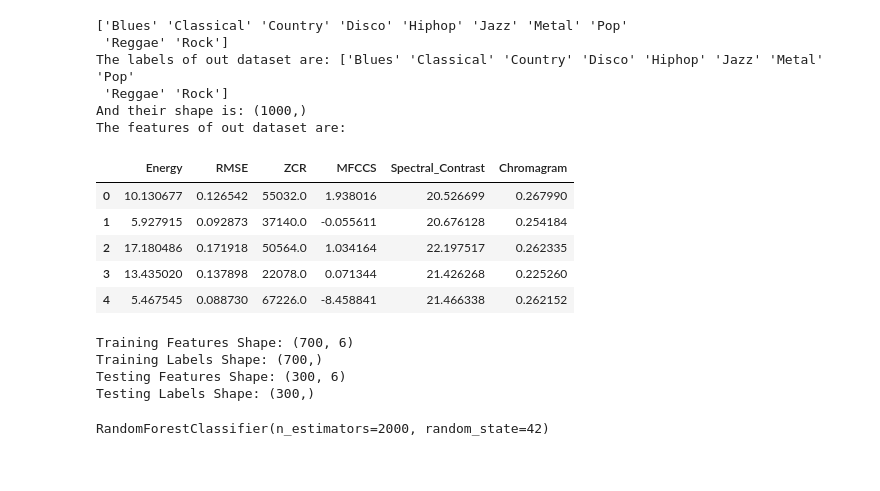
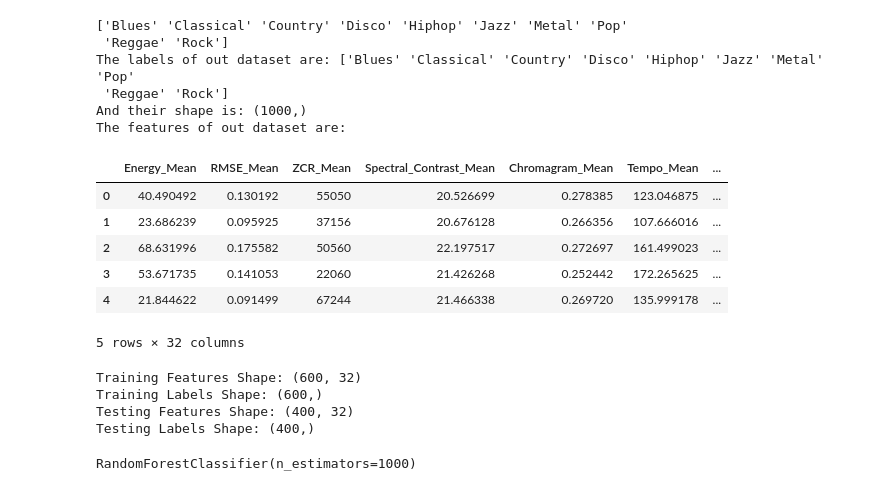
Before and after one commit to acarrill/TFGNotebooks, a Jupyter notebook: ClassificationTree.ipynb, the cells around one changed output. Saved outputs shown, nothing was run; the diff lists cells and outputs as text; code cells hidden in the pictures.

```diff
--- a/ClassificationTree.ipynb
+++ b/ClassificationTree.ipynb
@@ -19,11 +21,19 @@ import gc
 
 # features = pd.read_csv('Datasets/2000Spoti.csv', encoding='latin-1', thousands=',')
 
-features = pd.read_csv('MI_PRIMER_DATAFRAME.csv', encoding='latin-1', thousands=',')
+# features = pd.read_csv('MI_PRIMER_DATAFRAME.csv', encoding='latin-1', thousands=',')  # 0.51 ** peor resultado **
 
 # features = pd.read_csv('19_MFCCS_DATAFRAME.csv', encoding='latin-1', thousands=',')
 
-print(features.head(5))
+# features = pd.read_csv('visualization_features.csv', encoding='latin-1', thousands=',') # Media genera 0.62-0.67 con todas las caracteristicas **best result1**
+
+# features = pd.read_csv('features_frame_length_2048_var.csv', encoding='latin-1', thousands=',')
+
+# features = pd.read_csv('visualization_features_var.csv', encoding='latin-1', thousands=',')
+
+features = pd.read_csv('var_mean_dict.csv', encoding='latin-1', thousands=',') # Media genera 0.62-0.67 con todas las caracteristicas **best result2**
+
+# print(var_features.head(5))
 
 print('done')
 # %% [output]
@@ -47,59 +41,79 @@ done
 # %%
 
 #extracting labels and features
 
 labelColumn = 'Genre'
 
 labels = np.array(features[labelColumn])
 print(np.unique(labels))
 
 print("The labels of out dataset are:", np.unique(labels))
 print("And their shape is:", labels.shape)
 
-featureColumsToDrop = ['Unnamed: 0', 'Genre', 'CQT']
+
+
+# featureColumsToDrop = ['Unnamed: 0', 'Genre', 'CQT', 'STFT', 'Chromagram', 'Autocorrelation', 'STFT.1', 'RMSE', 'Spectral_Centroid', 'Rolloff', 'Tempo',
+#                        'MFCCS0','MFCCS1','MFCCS2','MFCCS3','MFCCS4','MFCCS5','MFCCS6','MFCCS7','MFCCS8','MFCCS9','MFCCS10','MFCCS11','MFCCS12']  # Sin mfcc razon por la que primer data frame tan mal
+
+
+
+featureColumsToDrop = ['Unnamed: 0', 'Genre', 'CQT', 'STFT', 'Chromagram', 'Autocorrelation', 'STFT.1', 'RMSE', 'Spectral_Centroid', 'Rolloff', 'Tempo']
+
+
+
+# featureColumsToDrop = ['Unnamed: 0', 'Genre', 'CQT', 'STFT', 'STFT.1', 'Tempo']
+
+
+# featureColumsToDrop = ['Unnamed: 0', 'Genre', 'STFT.1', ] # only var only mean
+
+featureColumsToDrop = ['Unnamed: 0', 'Genre', 'STFT_Mean', 'STFT_Var.1', 'STFT_Mean.1', 'CQT_Mean',
+                       'MFCCS0']# var and mean
+
+# featureColumsToDrop = ['Unnamed: 0', 'Genre', 'CQT', 'MFCCS'] # first data set
 
 features = features.drop(featureColumsToDrop, 1)
 
 print("The features of out dataset are:")
 
 features.head(5)
 # %% [output]
 ['Blues' 'Classical' 'Country' 'Disco' 'Hiphop' 'Jazz' 'Metal' 'Pop'
  'Reggae' 'Rock']
 The labels of out dataset are: ['Blues' 'Classical' 'Country' 'Disco' 'Hiphop' 'Jazz' 'Metal' 'Pop'
  'Reggae' 'Rock']
 And their shape is: (1000,)
 The features of out dataset are:
-|  | Energy | RMSE | ZCR | MFCCS | Spectral_Contrast | Chromagram |
-| 0 | 10.130677 | 0.126542 | 55032.0 | 1.938016 | 20.526699 | 0.267990 |
-| 1 | 5.927915 | 0.092873 | 37140.0 | -0.055611 | 20.676128 | 0.254184 |
-| 2 | 17.180486 | 0.171918 | 50564.0 | 1.034164 | 22.197517 | 0.262335 |
-| 3 | 13.435020 | 0.137898 | 22078.0 | 0.071344 | 21.426268 | 0.225260 |
-| 4 | 5.467545 | 0.088730 | 67226.0 | -8.458841 | 21.466338 | 0.262152 |
+|  | Energy_Mean | RMSE_Mean | ZCR_Mean | Spectral_Contrast_Mean | Chromagram_Mean | Tempo_Mean | ... |
+| 0 | 40.490492 | 0.130192 | 55050 | 20.526699 | 0.278385 | 123.046875 | ... |
+| 1 | 23.686239 | 0.095925 | 37156 | 20.676128 | 0.266356 | 107.666016 | ... |
+| 2 | 68.631996 | 0.175582 | 50560 | 22.197517 | 0.272697 | 161.499023 | ... |
+| 3 | 53.671735 | 0.141053 | 22060 | 21.426268 | 0.252442 | 172.265625 | ... |
+| 4 | 21.844622 | 0.091499 | 67244 | 21.466338 | 0.269720 | 135.999178 | ... |
+5 rows × 32 columns
 # %%
 # Using Skicit-learn to split data into training and testing sets
 from sklearn.model_selection import train_test_split
 # Split the data into training and testing sets
-train_features, test_features, train_labels, test_labels = train_test_split(features, labels, test_size = 0.3, random_state = 42)
+train_features, test_features, train_labels, test_labels = train_test_split(features, labels, test_size = 0.4)
 
 print('Training Features Shape:', train_features.shape)
 print('Training Labels Shape:', train_labels.shape)
 print('Testing Features Shape:', test_features.shape)
 print('Testing Labels Shape:', test_labels.shape)
 # %% [output]
-Training Features Shape: (700, 6)
-Training Labels Shape: (700,)
-Testing Features Shape: (300, 6)
-Testing Labels Shape: (300,)
+Training Features Shape: (600, 32)
+Training Labels Shape: (600,)
+Testing Features Shape: (400, 32)
+Testing Labels Shape: (400,)
 # %%
 # Import the model we are using
 from sklearn.ensemble import RandomForestClassifier
 
 # Instantiate model with 1000 decision trees
-rf = RandomForestClassifier(n_estimators = 2000, random_state = 42)
+rf = RandomForestClassifier(n_estimators = 1000)
 
 # Train the model on training data
 rf.fit(train_features, train_labels)
 # %% [output]
-RandomForestClassifier(n_estimators=2000, random_state=42)
+RandomForestClassifier(n_estimators=1000)
 # %%
```
Also changed, not shown: parts of 4 cells of this notebook.
